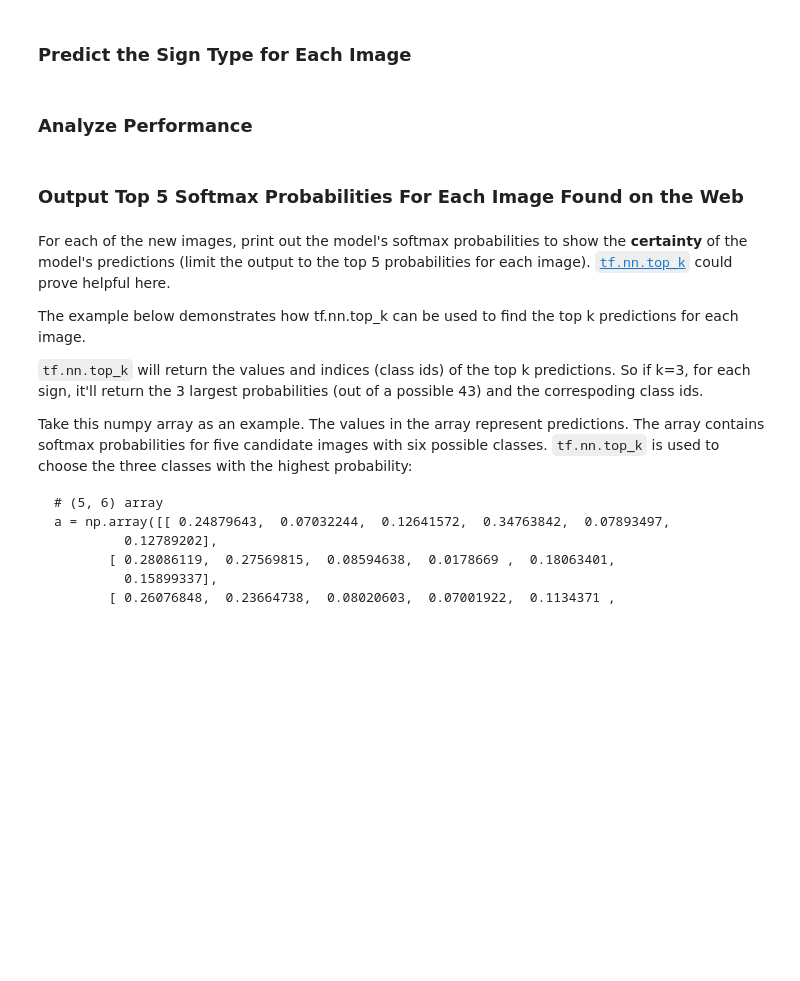
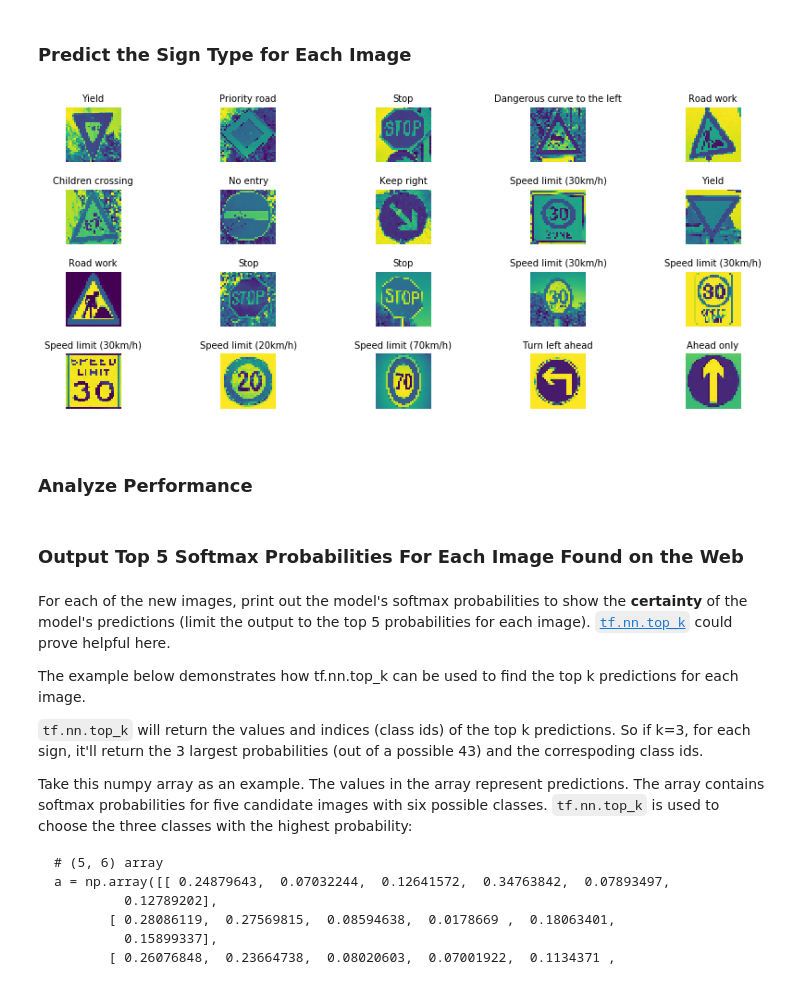
Before and after one commit to z687wang/TrafficSignClassifier, a Jupyter notebook: Traffic_Sign_Classifier.ipynb, the cells around one changed output. Cells and saved outputs as stored; diff of their text form; code cells hidden in the pictures; blank space fills up the shorter version.

```diff
--- a/Traffic_Sign_Classifier.ipynb
+++ b/Traffic_Sign_Classifier.ipynb
@@ -370,0 +380,12 @@ conv_net.train(X_train, y_train, X_valid, y_valid)
+# %%
+with tf.Session() as sess:
+    saver.restore(sess, tf.train.latest_checkpoint('.'))
+
+    train_accuracy = evaluate(X_train, y_train)
+    print("Train Accuracy = {:.3f}".format(train_accuracy))
+
+    valid_accuracy = evaluate(X_valid, y_valid)
+    print("Valid Accuracy = {:.3f}".format(valid_accuracy))
+
+    test_accuracy = evaluate(X_test, y_test)
+    print("Test Accuracy = {:.3f}".format(test_accuracy))
@@ -387,3 +434,30 @@ You may find `signnames.csv` useful as it contains mappings from the class id (i
+# %%
+### Run the predictions here and use the model to output the prediction for each image.
+### Make sure to pre-process the images with the same pre-processing pipeline used earlier.
+### Feel free to use as many code cells as needed.
+
+test_signs = np.array(test_signs)
+test_signs_gray = np.sum(test_signs/3, axis=3, keepdims=True)
+test_signs_normalized = test_signs_gray/127.5-1
+
+fig, axs = plt.subplots(4,5, figsize=(15, 6))
+fig.subplots_adjust(hspace = .5, wspace=.001)
+axs = axs.ravel()
+for i in range(0, total_num):
+    index = random.randint(0, len(X_train))
+    axs[i].axis('off')
+    axs[i].imshow(test_signs_normalized[i].squeeze())
+    axs[i].set_title(name_values[my_labels[i]][1].decode('ascii'), fontsize=10)
+
+
+with tf.Session() as sess:
+    sess.run(tf.global_variables_initializer())
+#     saver = tf.train.import_meta_graph('./lenet.meta')
+    saver.restore(sess, "./lenet")
+    my_accuracy = conv_net.evaluate(my_signs_normalized, my_labels)
+    print("My Data Set Accuracy = {:.3f}".format(my_accuracy))
+# %% [output]
+[figure, added]
 # %% [markdown]
 ### Analyze Performance
 # %%
```
Also changed, not shown: parts of 8 cells of this notebook.
